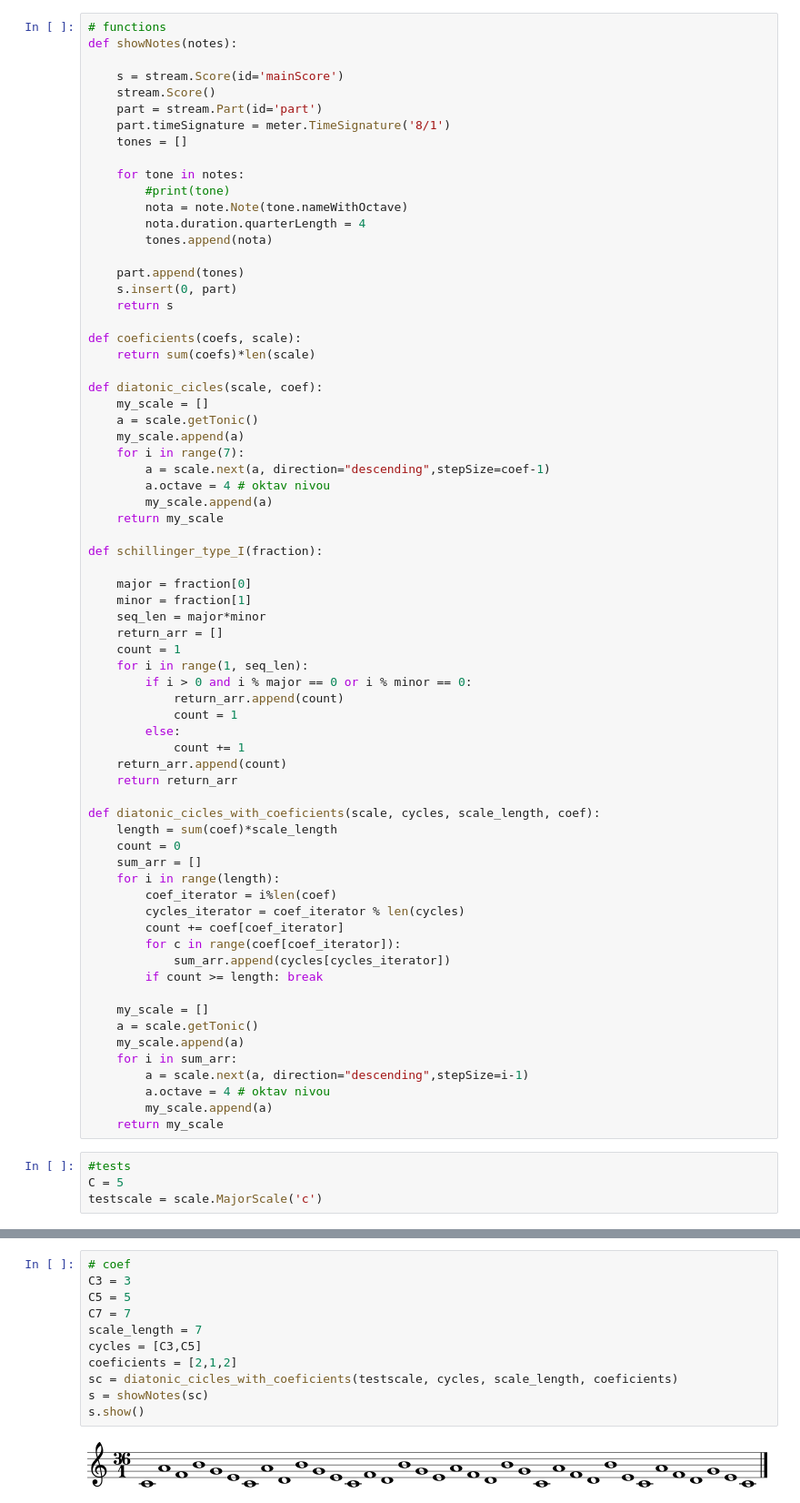
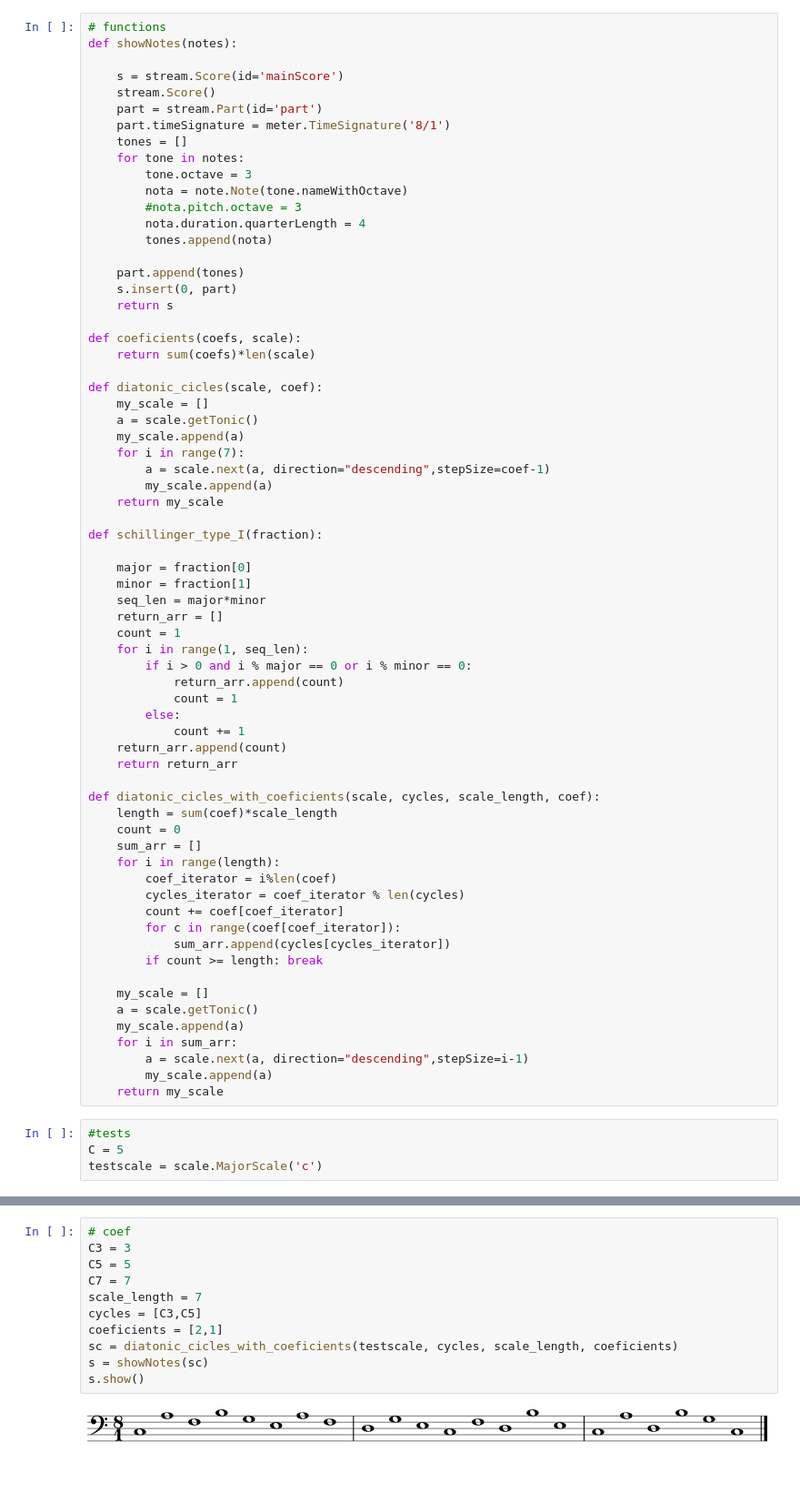
Before and after one commit to KoSv/schillinger, a Jupyter notebook: scale_cycles.ipynb, the cells around one changed output, grey strips where cells are left out. Shown at 91% size. Cells and saved outputs as stored; diff of their text form; blank space fills up the shorter version.

```diff
--- a/scale_cycles.ipynb
+++ b/scale_cycles.ipynb
@@ -19,10 +19,10 @@ def showNotes(notes):
     part = stream.Part(id='part')
     part.timeSignature = meter.TimeSignature('8/1')
     tones = []
-
     for tone in notes:
-        #print(tone)
+        tone.octave = 3
         nota = note.Note(tone.nameWithOctave)
+        #nota.pitch.octave = 3
         nota.duration.quarterLength = 4
         tones.append(nota)
 
@@ -39,7 +39,6 @@ def diatonic_cicles(scale, coef):
     my_scale.append(a)
     for i in range(7):
         a = scale.next(a, direction="descending",stepSize=coef-1)
-        a.octave = 4 # oktav nivou
         my_scale.append(a)
     return my_scale
 
@@ -76,7 +75,6 @@ def diatonic_cicles_with_coeficients(scale, cycles, scale_length, coef):
     my_scale.append(a)
     for i in sum_arr:
         a = scale.next(a, direction="descending",stepSize=i-1)
-        a.octave = 4 # oktav nivou
         my_scale.append(a)
     return my_scale
 # %%
@@ -113,16 +107,16 @@ s.show()
 # %%
 # coef
 C3 = 3
 C5 = 5
 C7 = 7
 scale_length = 7
 cycles = [C3,C5]
-coeficients = [2,1,2]
+coeficients = [2,1]
 sc = diatonic_cicles_with_coeficients(testscale, cycles, scale_length, coeficients)
 s = showNotes(sc)
 s.show()
 # %% [output]
-[figure, old version]
+[figure, new version]
 # %%
 # coef
 C3 = 3
```
Also changed, not shown: parts of 5 cells of this notebook.
